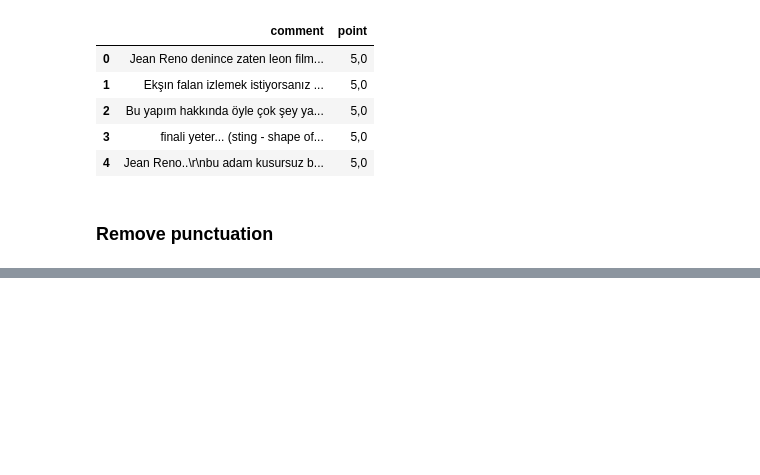
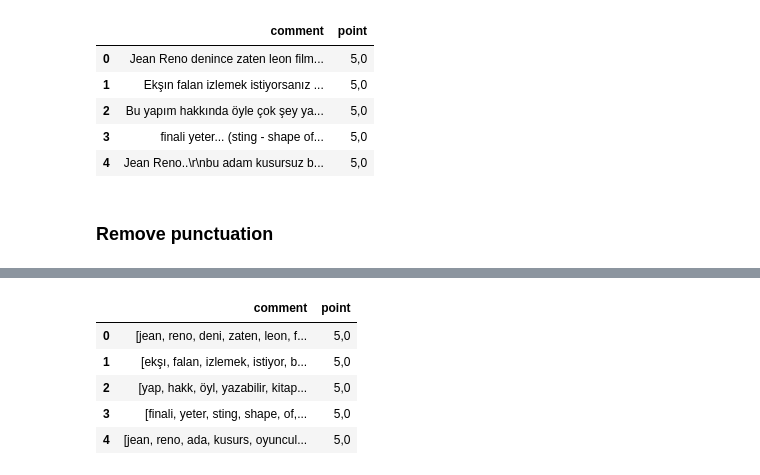
Before and after one commit to egehanasal/Deep-Learning, a Jupyter notebook: Turkish Language Sentiment Analysis/Preprocessing.ipynb, the cells around one changed output, grey strips where cells are left out. Saved outputs shown, nothing was run; the diff lists cells and outputs as text; code cells hidden in the pictures; blank space fills up the shorter version.

```diff
--- a/Turkish Language Sentiment Analysis/Preprocessing.ipynb
+++ b/Turkish Language Sentiment Analysis/Preprocessing.ipynb
@@ -88,0 +173,9 @@ df['comment'] = df['comment'].str.replace(r'[^\w\s]+', '')
+# %%
+df.head()
+# %% [output]
+|  | comment | point |
+| 0 | [jean, reno, deni, zaten, leon, f... | 5,0 |
+| 1 | [ekşı, falan, izlemek, istiyor, b... | 5,0 |
+| 2 | [yap, hakk, öyl, yazabilir, kitap... | 5,0 |
+| 3 | [finali, yeter, sting, shape, of,... | 5,0 |
+| 4 | [jean, reno, ada, kusurs, oyuncul... | 5,0 |
```
Also changed, not shown: parts of 22 cells of this notebook, 1 other file.
